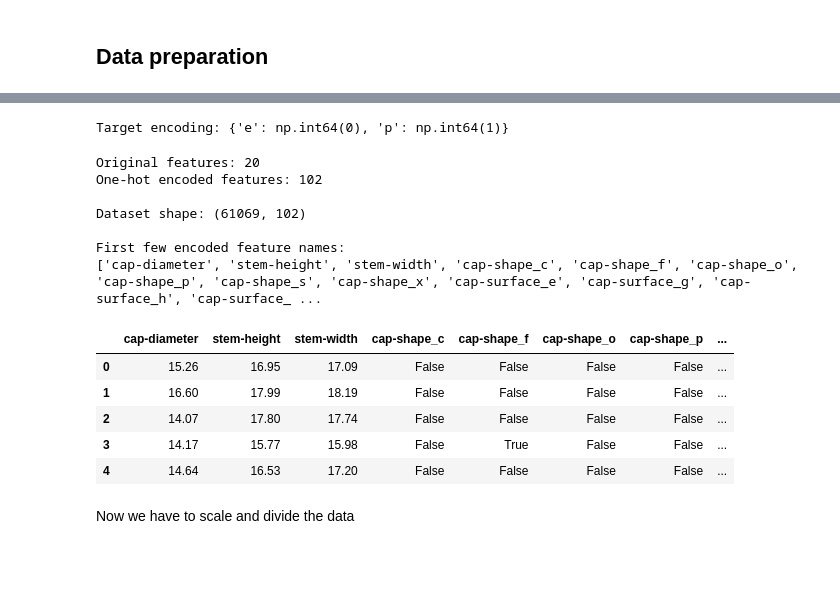
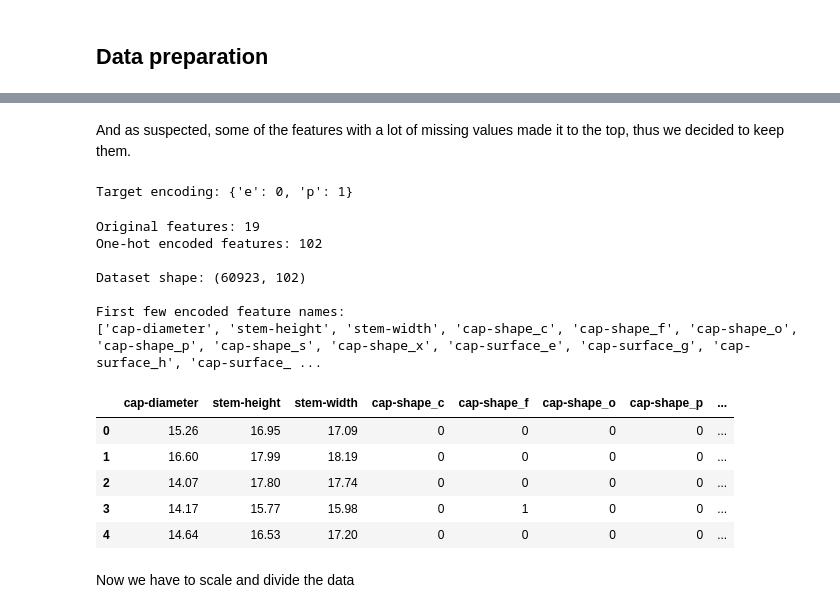
Before and after one commit to sergioqueber/assignment-4-mle-polski-team, a Jupyter notebook: 4. Mushroom foraging.ipynb, the cells around one changed output, grey strips where cells are left out. Saved outputs shown, nothing was run; the diff lists cells and outputs as text; code cells hidden in the pictures; blank space fills up the shorter version.

```diff
--- a/4. Mushroom foraging.ipynb
+++ b/4. Mushroom foraging.ipynb
@@ -26,0 +55,7 @@ It's up to you how you approach this data, but at a minimum, your analysis shoul
+# %%
+# Remove duplicates
+df_deduplicated = df.drop_duplicates()
+
+print(f"\nNumber of rows after removing duplicates: {df_deduplicated.shape[0]}")
+print(f"Removed {df.shape[0] - df_deduplicated.shape[0]} duplicate rows.")
+df_deduplicated.duplicated().sum()
@@ -27,15 +81,12 @@ It's up to you how you approach this data, but at a minimum, your analysis shoul
 # %%
 import pandas as pd
-import numpy as np
-import matplotlib.pyplot as plt
-import seaborn as sns
-from sklearn.preprocessing import LabelEncoder
 
-df_clean = df.replace('?', np.nan)
-
-print("Missing values after cleaning:")
-print(df_clean.isnull().sum())
-
-X = df_clean.drop('class', axis=1)
-y = df_clean['class']
+# Check for missing values
+missing_values = df_deduplicated.isnull().sum()
+missing_pct = round((missing_values / len(df_deduplicated)) * 100, 2)
+missing_data = pd.DataFrame({'Missing Values': missing_values, 'Percentage': missing_pct})
+missing_data = missing_data[missing_data['Missing Values'] > 0]
+missing_data = missing_data.sort_values(by='Missing Values', ascending=False)
+print("Missing values in each column:")
+print(missing_data)
 # %% [output]
@@ -58,0 +107,10 @@ dtype: int64
+# %%
+MISSING_THRESHOLD = 90.0
+# drop columns with too many missing values
+cols_to_drop = missing_data[missing_data['Percentage'] > MISSING_THRESHOLD].index
+df_clean = df_deduplicated.drop(columns=cols_to_drop)
+
+
+# Verify no missing values remain
+print("\nMissing values after dropping columns:")
+print(df_clean.isnull().sum()[df_clean.isnull().sum() > 0])
@@ -58,0 +160,2 @@ dtype: int64
+# %% [markdown]
+And as suspected, some of the features with a lot of missing values made it to the top, thus we decided to keep them.
@@ -59,4 +165,5 @@ dtype: int64
 # %%
+from sklearn.preprocessing import LabelEncoder
 # We need to encode categorical variables before modeling
 le = LabelEncoder()
 
@@ -64,32 +171,32 @@ y_encoded = le.fit_transform(y)
 
 print(f"\nTarget encoding: {dict(zip(le.classes_, le.transform(le.classes_)))}")
 # %% [output]
-Target encoding: {'e': np.int64(0), 'p': np.int64(1)}
+Target encoding: {'e': 0, 'p': 1}
 # %%
 le_dict = {}
-X_onehot = pd.get_dummies(X, drop_first=True)
+X_onehot = pd.get_dummies(X, drop_first=True, dtype=int)
 
 print(f"Original features: {X.shape[1]}")
 print(f"One-hot encoded features: {X_onehot.shape[1]}")
 print(f"\nDataset shape: {X_onehot.shape}")
 print("\nFirst few encoded feature names:")
 print(X_onehot.columns[:15].tolist())
 
 X_onehot.head()
 # %% [output]
-Original features: 20
+Original features: 19
 One-hot encoded features: 102
 
-Dataset shape: (61069, 102)
+Dataset shape: (60923, 102)
 
 First few encoded feature names:
 ['cap-diameter', 'stem-height', 'stem-width', 'cap-shape_c', 'cap-shape_f', 'cap-shape_o', 'cap-shape_p', 'cap-shape_s', 'cap-shape_x', 'cap-surface_e', 'cap-surface_g', 'cap-surface_h', 'cap-surface_ ...
 |  | cap-diameter | stem-height | stem-width | cap-shape_c | cap-shape_f | cap-shape_o | cap-shape_p | ... |
-| 0 | 15.26 | 16.95 | 17.09 | False | False | False | False | ... |
-| 1 | 16.60 | 17.99 | 18.19 | False | False | False | False | ... |
-| 2 | 14.07 | 17.80 | 17.74 | False | False | False | False | ... |
-| 3 | 14.17 | 15.77 | 15.98 | False | True | False | False | ... |
-| 4 | 14.64 | 16.53 | 17.20 | False | False | False | False | ... |
+| 0 | 15.26 | 16.95 | 17.09 | 0 | 0 | 0 | 0 | ... |
+| 1 | 16.60 | 17.99 | 18.19 | 0 | 0 | 0 | 0 | ... |
+| 2 | 14.07 | 17.80 | 17.74 | 0 | 0 | 0 | 0 | ... |
+| 3 | 14.17 | 15.77 | 15.98 | 0 | 1 | 0 | 0 | ... |
+| 4 | 14.64 | 16.53 | 17.20 | 0 | 0 | 0 | 0 | ... |
 # %% [markdown]
 Now we have to scale and divide the data
 # %%
```
Also changed, not shown: parts of 21 cells of this notebook.
